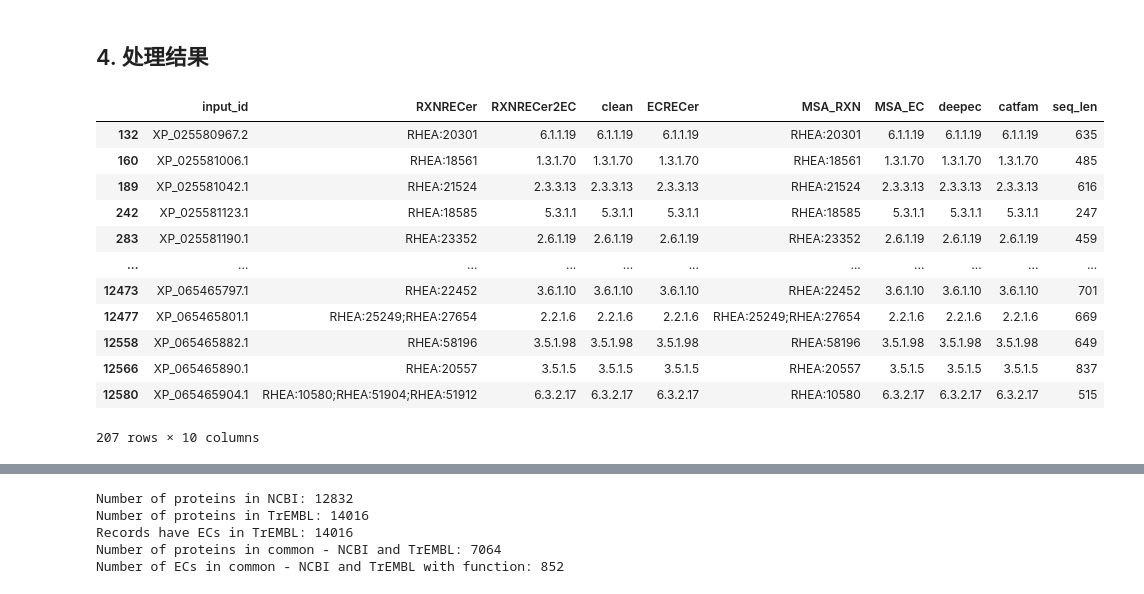
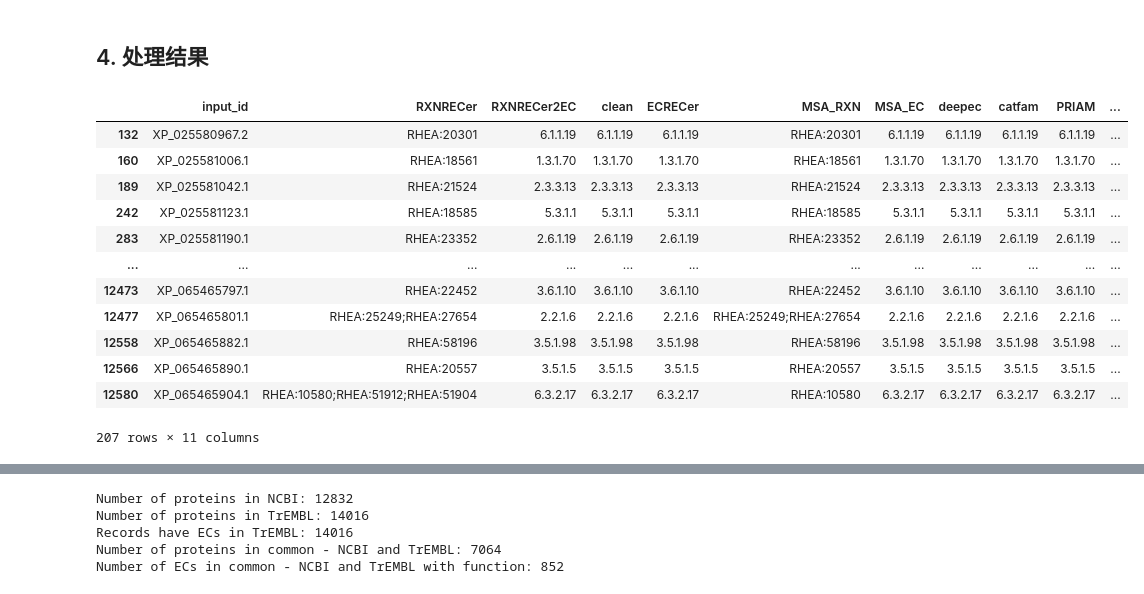
Before and after one commit to kingstdio/RXNRECer, a Jupyter notebook: case/fusarium_venenatum/fusarium.ipynb, the cells around one changed output, grey strips where cells are left out. Drawn from its saved outputs; the diff is of its cells as text; code cells hidden in the pictures.

Commit message:
find case

```diff
--- a/case/fusarium_venenatum/fusarium.ipynb
+++ b/case/fusarium_venenatum/fusarium.ipynb
@@ -91,12 +88,13 @@ Load 14016 of proteins from trembl
 # %%
 file_input_fasta = f'{cfg.CASE_DIR}fusarium_venenatum/data/ncbi_protein.fasta'
 
-file_output_rxnrecer = f'{cfg.CASE_DIR}fusarium_venenatum/res/rxnrecer.feather'
+file_output_rxnrecer = f'{cfg.CASE_DIR}fusarium_venenatum/res/fusarium_ensemble_0524_morning.pkl'
 file_output_ecrecer = f'{cfg.CASE_DIR}fusarium_venenatum/res/ecrecer.tsv'
 file_output_clean = f'{cfg.CASE_DIR}fusarium_venenatum/res/clean.tsv'
 file_output_msa = f'{cfg.CASE_DIR}fusarium_venenatum/res/msa.tsv'
 file_out_deepec = f'{cfg.CASE_DIR}fusarium_venenatum/res/deepec'
 file_out_catfam = f'{cfg.CASE_DIR}fusarium_venenatum/res/catfam.tsv'
+file_out_priam = f'{cfg.CASE_DIR}fusarium_venenatum/res/priam.tsv'
 # %% [markdown]
 ### 2.1 RXNRECer
 # %%
@@ -135,8 +138,8 @@ file_out_catfam = f'{cfg.CASE_DIR}fusarium_venenatum/res/catfam.tsv'
 ## 3. 读取结果
 # %%
 # RXNRECer prediction for fusarium_venenatum
-res_rxnrecer = pd.read_feather(file_output_rxnrecer)
-res_rxnrecer.RXNRECer = res_rxnrecer.RXNRECer.apply(lambda x: x.rstrip(';-') if isinstance(x, str) and x.endswith(';-') else x) # 去掉结尾的;-
+res_rxnrecer = pd.read_pickle(file_output_rxnrecer)
+
 dict_rhea2ec = btools.load_dict_rxn2ec()
 res_rxnrecer['RXNRECer2EC'] = res_rxnrecer.RXNRECer.apply(lambda x: btools.transRXN2EC(rxns=x, dict_rxn2ec=dict_rhea2ec))
 res_rxnrecer['RXNRECer2EC'] = res_rxnrecer.RXNRECer2EC.apply(lambda x: (cfg.SPLITER).join(set(x.split(cfg.SPLITER))))  # EC去重
@@ -157,11 +160,21 @@ res_deepEC = btools.load_deepec_resluts(filepath=file_out_deepec+'/DeepEC_Result
 # CatFam
 res_catfam = btools.load_catfam_res(file_out_catfam).rename(columns={'id': 'input_id', 'ec_catfam':'catfam'})
 
+# PRIAM
+res_priam = pd.read_csv(file_out_priam, sep='\t', names=['input_id', 'PRIAM'])
+res_priam = (
+    res_priam
+    .groupby('input_id')['PRIAM']
+    .apply(lambda x: ';'.join(x.dropna().astype(str)) if x.notna().any() else 'NO-PREDICTION')
+    .reset_index()
+)
+
 res = res_rxnrecer[['input_id', 'RXNRECer', 'RXNRECer2EC']].merge(res_clean, on='input_id', how='left'
                                                         ).merge(res_ecrecer, on='input_id', how='left'
                                                         ).merge(res_msa, on='input_id', how='left'
                                                         ).merge(res_deepEC, on='input_id', how='left').fillna('NO-PREDICTION'
-                                                        ).merge(res_catfam, on='input_id', how='left')
+                                                        ).merge(res_catfam, on='input_id', how='left'
+                                                        ).merge(res_priam, on='input_id', how='left')
 res = res[res.input_id.isin(data_ncbi.uniprot_id)]
 
 res = res.merge(data_ncbi[['uniprot_id','seq_len']].rename(columns={'uniprot_id':'input_id'}), on='input_id' ,how='left')
@@ -175,18 +197,18 @@ res.head(3)
 # %% [markdown]
 ## 4. 处理结果
 # %%
-res[(res.RXNRECer2EC==res.clean) & (res.RXNRECer2EC==res.ECRECer) & (res.RXNRECer2EC==res.MSA_EC) & (res.RXNRECer2EC==res.MSA_EC) & (res.RXNRECer2EC==res.deepec) & (res.RXNRECer2EC==res.catfam)]
+res[(res.RXNRECer2EC==res.clean) & (res.RXNRECer2EC==res.ECRECer) & (res.RXNRECer2EC==res.MSA_EC) & (res.RXNRECer2EC==res.MSA_EC) & (res.RXNRECer2EC==res.deepec) & (res.RXNRECer2EC==res.catfam)& (res.RXNRECer2EC==res.PRIAM)]
 # %% [output]
-|  | input_id | RXNRECer | RXNRECer2EC | clean | ECRECer | MSA_RXN | MSA_EC | deepec | catfam | seq_len |
-| 132 | XP_025580967.2 | RHEA:20301 | 6.1.1.19 | 6.1.1.19 | 6.1.1.19 | RHEA:20301 | 6.1.1.19 | 6.1.1.19 | 6.1.1.19 | 635 |
-| 160 | XP_025581006.1 | RHEA:18561 | 1.3.1.70 | 1.3.1.70 | 1.3.1.70 | RHEA:18561 | 1.3.1.70 | 1.3.1.70 | 1.3.1.70 | 485 |
-| 189 | XP_025581042.1 | RHEA:21524 | 2.3.3.13 | 2.3.3.13 | 2.3.3.13 | RHEA:21524 | 2.3.3.13 | 2.3.3.13 | 2.3.3.13 | 616 |
-| 242 | XP_025581123.1 | RHEA:18585 | 5.3.1.1 | 5.3.1.1 | 5.3.1.1 | RHEA:18585 | 5.3.1.1 | 5.3.1.1 | 5.3.1.1 | 247 |
-| 283 | XP_025581190.1 | RHEA:23352 | 2.6.1.19 | 2.6.1.19 | 2.6.1.19 | RHEA:23352 | 2.6.1.19 | 2.6.1.19 | 2.6.1.19 | 459 |
-| ... | ... | ... | ... | ... | ... | ... | ... | ... | ... | ... |
-| 12473 | XP_065465797.1 | RHEA:22452 | 3.6.1.10 | 3.6.1.10 | 3.6.1.10 | RHEA:22452 | 3.6.1.10 | 3.6.1.10 | 3.6.1.10 | 701 |
-| 12477 | XP_065465801.1 | RHEA:25249;RHEA:27654 | 2.2.1.6 | 2.2.1.6 | 2.2.1.6 | RHEA:25249;RHEA:27654 | 2.2.1.6 | 2.2.1.6 | 2.2.1.6 | 669 |
-| 12558 | XP_065465882.1 | RHEA:58196 | 3.5.1.98 | 3.5.1.98 | 3.5.1.98 | RHEA:58196 | 3.5.1.98 | 3.5.1.98 | 3.5.1.98 | 649 |
-| 12566 | XP_065465890.1 | RHEA:20557 | 3.5.1.5 | 3.5.1.5 | 3.5.1.5 | RHEA:20557 | 3.5.1.5 | 3.5.1.5 | 3.5.1.5 | 837 |
-| 12580 | XP_065465904.1 | RHEA:10580;RHEA:51904;RHEA:51912 | 6.3.2.17 | 6.3.2.17 | 6.3.2.17 | RHEA:10580 | 6.3.2.17 | 6.3.2.17 | 6.3.2.17 | 515 |
+|  | input_id | RXNRECer | RXNRECer2EC | clean | ECRECer | MSA_RXN | MSA_EC | deepec | catfam | PRIAM | ... |
+| 132 | XP_025580967.2 | RHEA:20301 | 6.1.1.19 | 6.1.1.19 | 6.1.1.19 | RHEA:20301 | 6.1.1.19 | 6.1.1.19 | 6.1.1.19 | 6.1.1.19 | ... |
+| 160 | XP_025581006.1 | RHEA:18561 | 1.3.1.70 | 1.3.1.70 | 1.3.1.70 | RHEA:18561 | 1.3.1.70 | 1.3.1.70 | 1.3.1.70 | 1.3.1.70 | ... |
+| 189 | XP_025581042.1 | RHEA:21524 | 2.3.3.13 | 2.3.3.13 | 2.3.3.13 | RHEA:21524 | 2.3.3.13 | 2.3.3.13 | 2.3.3.13 | 2.3.3.13 | ... |
+| 242 | XP_025581123.1 | RHEA:18585 | 5.3.1.1 | 5.3.1.1 | 5.3.1.1 | RHEA:18585 | 5.3.1.1 | 5.3.1.1 | 5.3.1.1 | 5.3.1.1 | ... |
+| 283 | XP_025581190.1 | RHEA:23352 | 2.6.1.19 | 2.6.1.19 | 2.6.1.19 | RHEA:23352 | 2.6.1.19 | 2.6.1.19 | 2.6.1.19 | 2.6.1.19 | ... |
+| ... | ... | ... | ... | ... | ... | ... | ... | ... | ... | ... | ... |
+| 12473 | XP_065465797.1 | RHEA:22452 | 3.6.1.10 | 3.6.1.10 | 3.6.1.10 | RHEA:22452 | 3.6.1.10 | 3.6.1.10 | 3.6.1.10 | 3.6.1.10 | ... |
+| 12477 | XP_065465801.1 | RHEA:25249;RHEA:27654 | 2.2.1.6 | 2.2.1.6 | 2.2.1.6 | RHEA:25249;RHEA:27654 | 2.2.1.6 | 2.2.1.6 | 2.2.1.6 | 2.2.1.6 | ... |
+| 12558 | XP_065465882.1 | RHEA:58196 | 3.5.1.98 | 3.5.1.98 | 3.5.1.98 | RHEA:58196 | 3.5.1.98 | 3.5.1.98 | 3.5.1.98 | 3.5.1.98 | ... |
+| 12566 | XP_065465890.1 | RHEA:20557 | 3.5.1.5 | 3.5.1.5 | 3.5.1.5 | RHEA:20557 | 3.5.1.5 | 3.5.1.5 | 3.5.1.5 | 3.5.1.5 | ... |
+| 12580 | XP_065465904.1 | RHEA:10580;RHEA:51912;RHEA:51904 | 6.3.2.17 | 6.3.2.17 | 6.3.2.17 | RHEA:10580 | 6.3.2.17 | 6.3.2.17 | 6.3.2.17 | 6.3.2.17 | ... |
-207 rows × 10 columns
+207 rows × 11 columns
```
Also changed, not shown: parts of 22 cells of this notebook, 24 other files.
